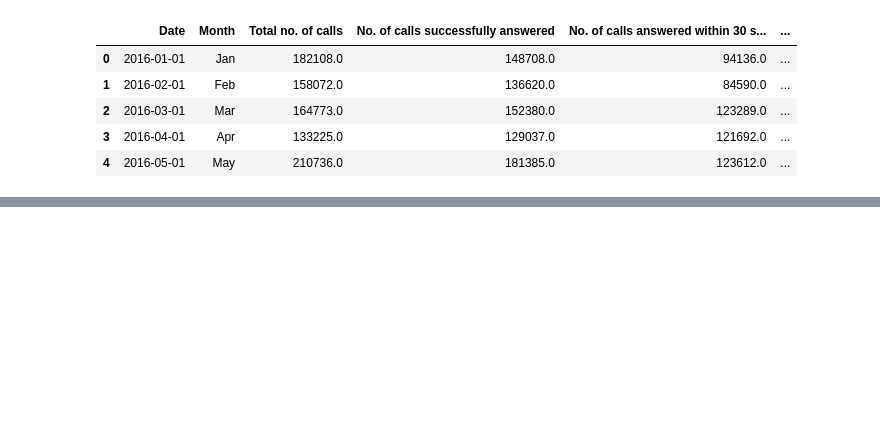
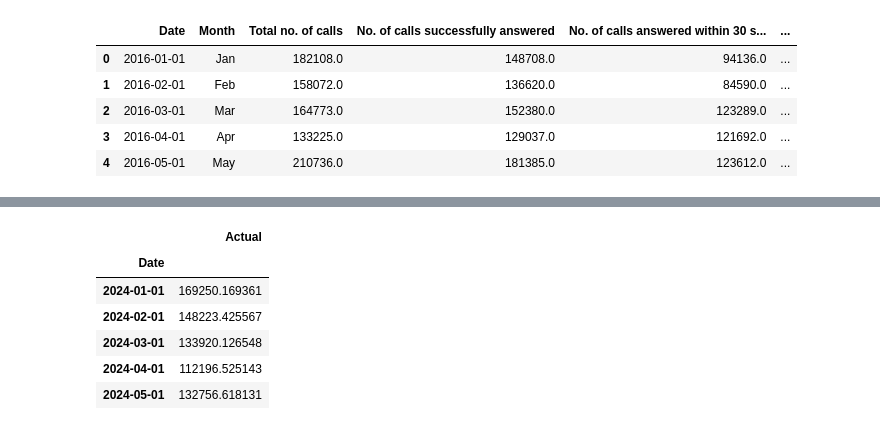
Before and after one commit to nithilanimraka/ml-srilankan-calls-GIC, a Jupyter notebook: 225529P_ML_Assignment.ipynb, the cells around one changed output, grey strips where cells are left out. Cells and saved outputs as stored; diff of their text form; code cells hidden in the pictures; blank space fills up the shorter version.

```diff
--- a/225529P_ML_Assignment.ipynb
+++ b/225529P_ML_Assignment.ipynb
@@ -158,0 +26,18 @@ plt.savefig('sarima_baseline.png')
+# %%
+df['Date'] = pd.to_datetime(df['Date'])
+df.set_index('Date', inplace=True)
+df = df.asfreq('MS')
+df = df[['Total no. of calls']].rename(columns={'Total no. of calls': 'Calls'})
+
+# --- Stationarity Check ---
+print("--- 1. Performing Stationarity Check ---")
+result = adfuller(df['Calls'].dropna())
+p_value = result[1]
+if p_value > 0.05:
+    print(f">> Data is Non-Stationary (p={p_value:.2f}). Setting d=1.")
+    d_param = 1
+else:
+    print(f">> Data is Stationary (p={p_value:.2f}). Setting d=0.")
+    d_param = 0
+
+print(df.head())
@@ -158,0 +74,10 @@ plt.savefig('sarima_baseline.png')
+# %%
+results.head()
+# %% [output]
+|  | Actual |
+| Date |  |
+| 2024-01-01 | 169250.169361 |
+| 2024-02-01 | 148223.425567 |
+| 2024-03-01 | 133920.126548 |
+| 2024-04-01 | 112196.525143 |
+| 2024-05-01 | 132756.618131 |
```
Also changed, not shown: parts of 19 cells of this notebook, 1 other file.
